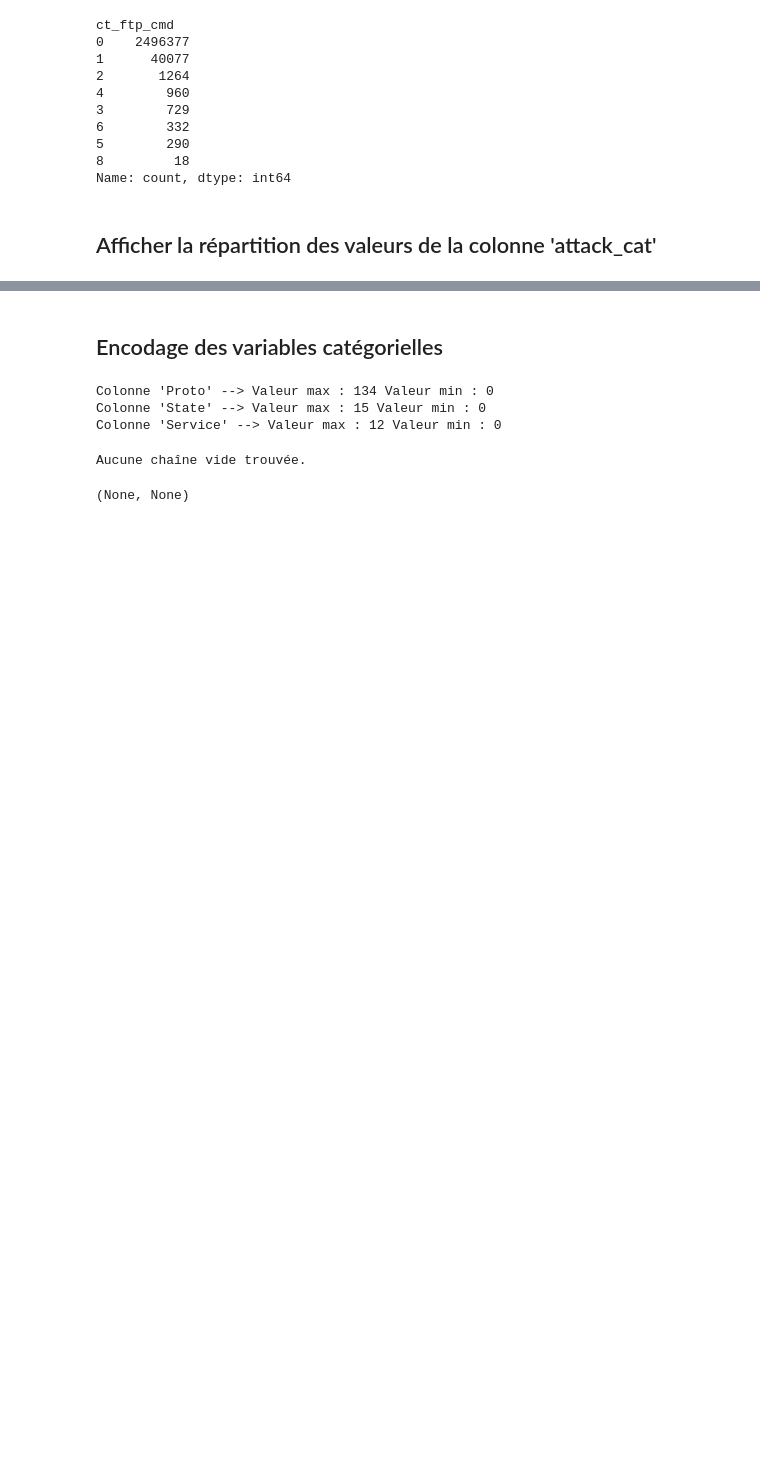
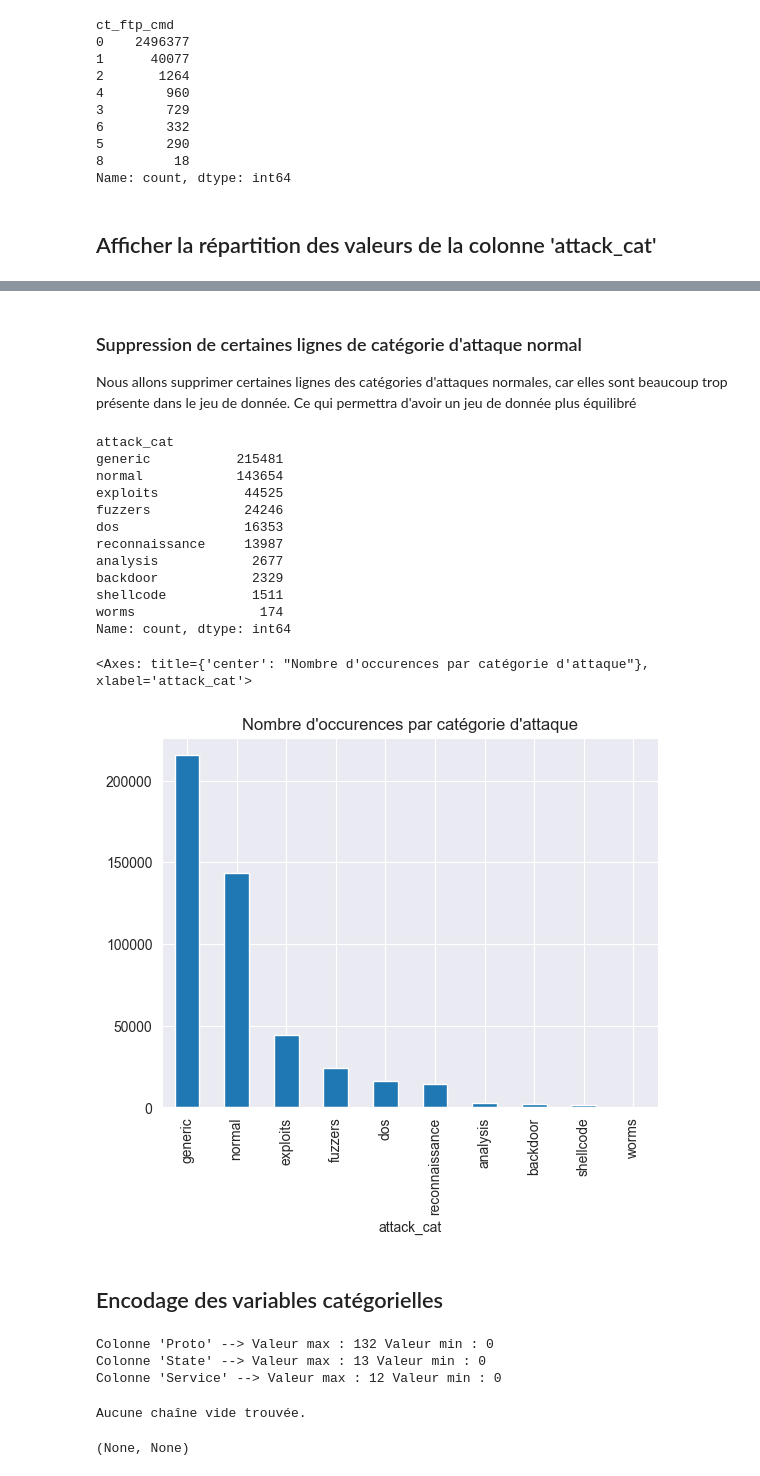
Before and after one commit to TWAAXOne/Network-intrusion-detection-with-machine-learning, a Jupyter notebook: prepare_data_CNN.ipynb, the cells around one changed output, grey strips where cells are left out. Saved outputs shown, nothing was run; the diff lists cells and outputs as text; code cells hidden in the pictures; blank space fills up the shorter version.

```diff
--- a/prepare_data_CNN.ipynb
+++ b/prepare_data_CNN.ipynb
@@ -219,3 +219,32 @@ Name: count, dtype: int64
+# %% [markdown]
+### Suppression de certaines lignes de catégorie d'attaque normal
+Nous allons supprimer certaines lignes des catégories d'attaques normales, car elles sont beaucoup trop présente dans le jeu de donnée. Ce qui permettra d'avoir un jeu de donnée plus équilibré
+# %%
+# suppression de 500 lignes de la catégorie normal
+nb_generic_attack = int(all_df[all_df['attack_cat'] == 'generic'].shape[0])
+nb_normal_attack = int(all_df[all_df['attack_cat'] == 'normal'].shape[0])
+rows_to_drop_count = int(nb_normal_attack - (nb_generic_attack * 2 / 3))
+rows_to_drop = all_df[all_df['attack_cat'] == 'normal'].head(rows_to_drop_count).index
+all_df.drop(rows_to_drop, inplace=True)
+
+# Visualisation des données
+display(all_df['attack_cat'].value_counts())
+all_df['attack_cat'].value_counts().plot(kind='bar', title="Nombre d'occurences par catégorie d'attaque")
+# %% [output]
+attack_cat
+generic           215481
+normal            143654
+exploits           44525
+fuzzers            24246
+dos                16353
+reconnaissance     13987
+analysis            2677
+backdoor            2329
+shellcode           1511
+worms                174
+Name: count, dtype: int64
+<Axes: title={'center': "Nombre d'occurences par catégorie d'attaque"}, xlabel='attack_cat'>
+[figure, added]
 # %% [markdown]
 ## Encodage des variables catégorielles
 # %%
@@ -235,8 +264,8 @@ print("Colonne 'Proto' --> Valeur max : {} Valeur min : {}".format(max(all_df['p
 print("Colonne 'State' --> Valeur max : {} Valeur min : {}".format(max(all_df['state']), min(all_df['state'])))
 print("Colonne 'Service' --> Valeur max : {} Valeur min : {}".format(max(all_df['service']), min(all_df['service'])))
 # %% [output]
-Colonne 'Proto' --> Valeur max : 134 Valeur min : 0
-Colonne 'State' --> Valeur max : 15 Valeur min : 0
+Colonne 'Proto' --> Valeur max : 132 Valeur min : 0
+Colonne 'State' --> Valeur max : 13 Valeur min : 0
 Colonne 'Service' --> Valeur max : 12 Valeur min : 0
 # %%
 def find_empty_string(df):
```
Also changed, not shown: parts of 4 cells of this notebook, 1 other file.
